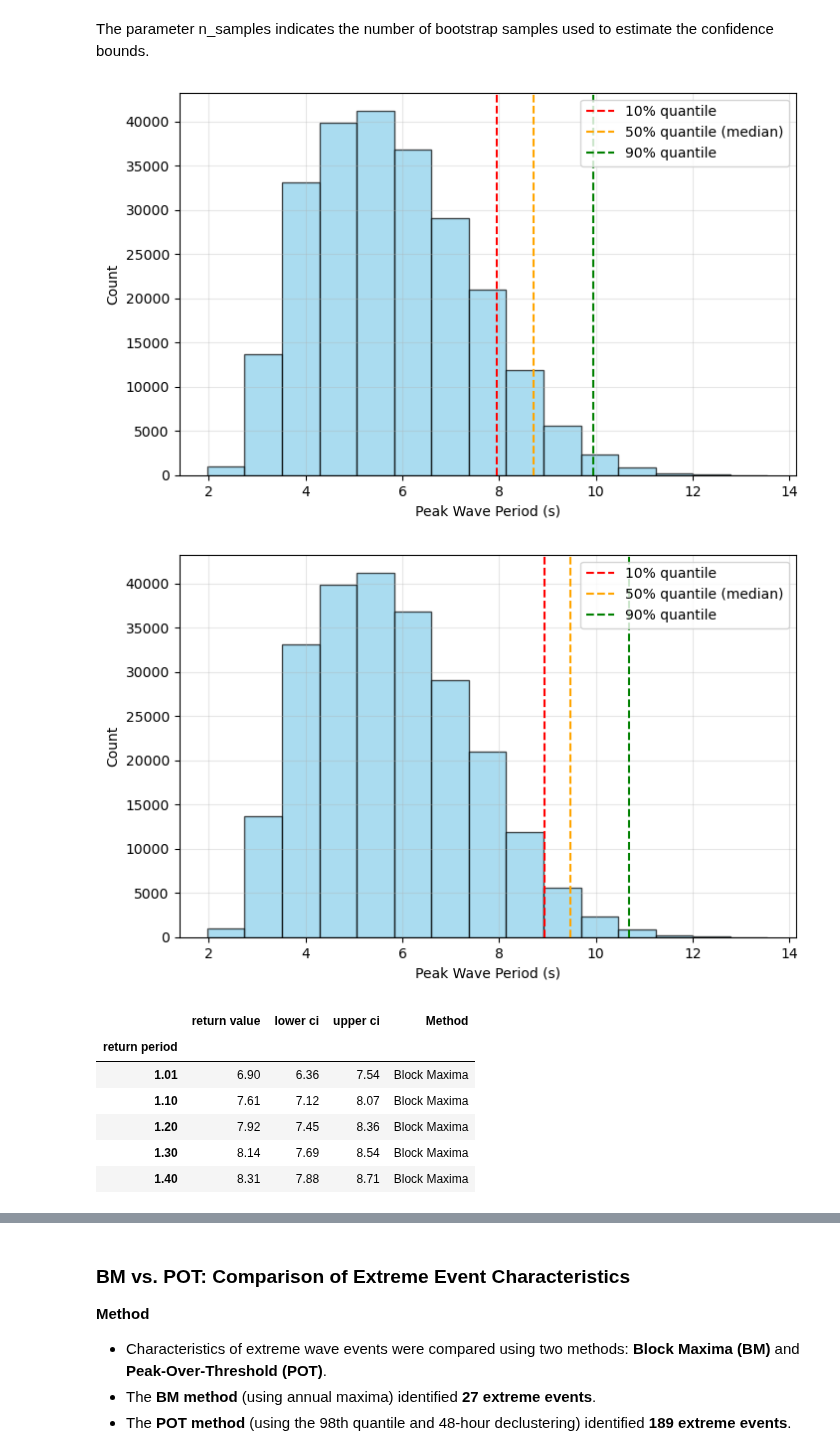
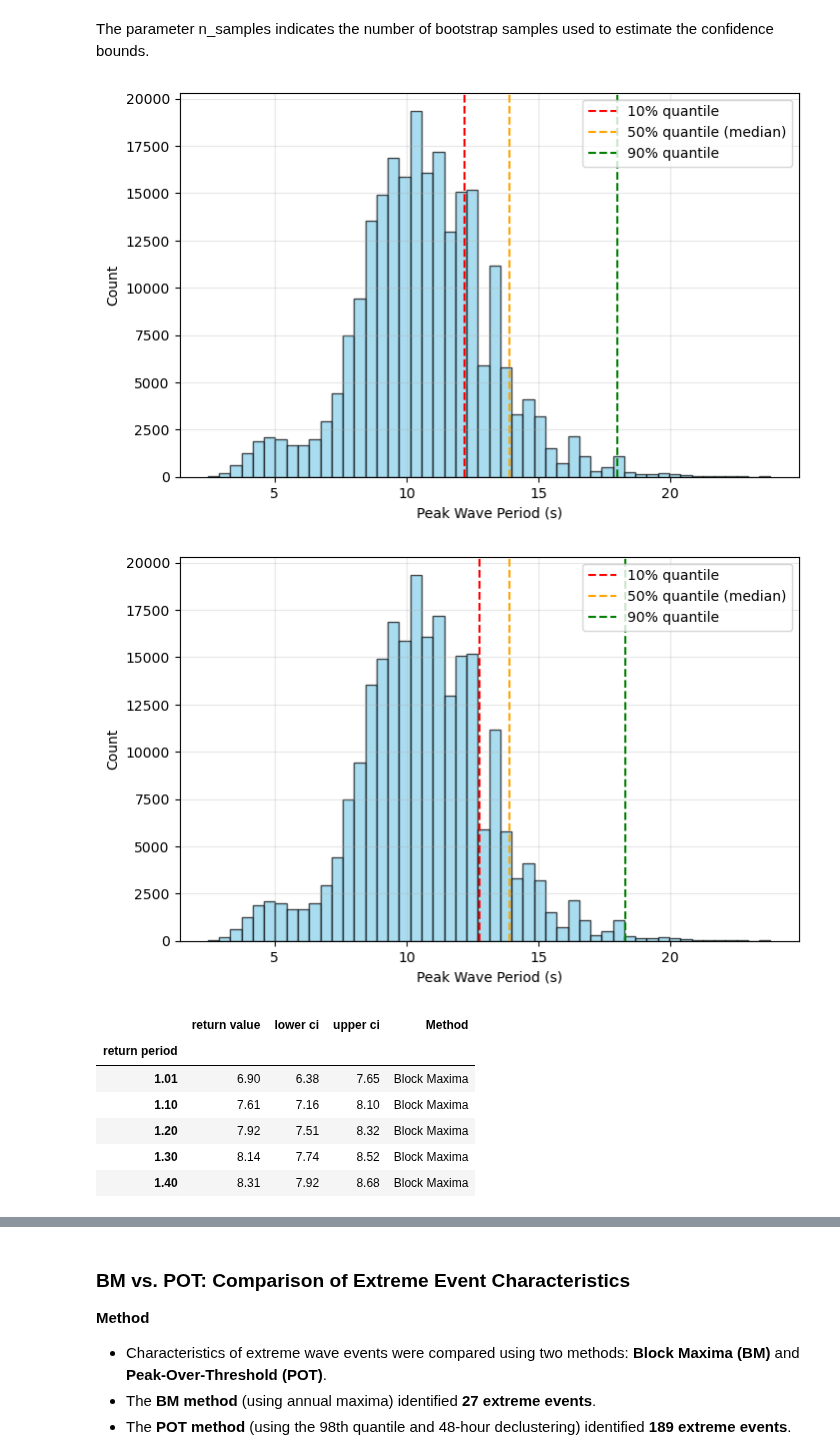
Before and after one commit to Lucaschikashy/sea-states_project_bretagne, a Jupyter notebook: index_project_EVA_1.ipynb, the cells around one changed output, grey strips where cells are left out. Cells and saved outputs as stored; diff of their text form; code cells hidden in the pictures.

```diff
--- a/index_project_EVA_1.ipynb
+++ b/index_project_EVA_1.ipynb
@@ -134,7 +134,7 @@ data = client.get_dataframe_from_criteria(
     "node": 117231,
     "start": 0,
     "end": 99999903600,
-    "parameter": ["hs","t02","dir","uwnd","vwnd","ucur","vcur","dpt"]
+    "parameter": ["hs","t02","dir","uwnd","vwnd","ucur","vcur","dpt", "tp"]
 }
 """
 )
@@ -2069,8 +2069,8 @@ The parameter n_samples indicates the number of bootstrap samples used to estima
 indices_bm = model_bm.extremes.index
 indices_pot = model_pot.extremes.index
 
-periods_bm = data.loc[indices_bm, ['Tm02']]
-periods_pot = data.loc[indices_pot, ['Tm02']]
+periods_bm = data.loc[indices_bm, ['tp']]
+periods_pot = data.loc[indices_pot, ['tp']]
 
 dir_bm = data.loc[indices_bm, ['dir']]
 dir_pot = data.loc[indices_pot, ['dir']]
@@ -2086,21 +2086,21 @@ q50_periods_bm = periods_bm.quantile(0.50)
 q90_periods_bm = periods_bm.quantile(0.90)
 # %%
 plt.figure(figsize=(8,5))
-plt.hist(data.Tm02, bins=15, color='skyblue', edgecolor='k', alpha=0.7)
+plt.hist(data.tp, bins=50, color='skyblue', edgecolor='k', alpha=0.7)
 plt.axvline(q10_periods_pot.values, color='red', linestyle='--', label='10% quantile')
 plt.axvline(q50_periods_pot.values, color='orange', linestyle='--', label='50% quantile (median)')
 plt.axvline(q90_periods_pot.values, color='green', linestyle='--', label='90% quantile')
 plt.xlabel('Peak Wave Period (s)')
 plt.ylabel('Count')
 plt.legend()
 plt.grid(True, alpha=0.3)
 plt.savefig('graphs/extreme_period_quantiles_pot.png', dpi=200, bbox_inches='tight')
 plt.show()
 # %% [output]
-[figure, old version]
+[figure, new version]
 # %%
 plt.figure(figsize=(8,5))
-plt.hist(data.Tm02, bins=15, color='skyblue', edgecolor='k', alpha=0.7)
+plt.hist(data.tp, bins=50, color='skyblue', edgecolor='k', alpha=0.7)
 plt.axvline(q10_periods_bm.values, color='red', linestyle='--', label='10% quantile')
 plt.axvline(q50_periods_bm.values, color='orange', linestyle='--', label='50% quantile (median)')
 plt.axvline(q90_periods_bm.values, color='green', linestyle='--', label='90% quantile')
@@ -2111,7 +2111,7 @@ plt.grid(True, alpha=0.3)
 plt.savefig('graphs/extreme_period_quantiles_bm.png', dpi=200, bbox_inches='tight')
 plt.show()
 # %% [output]
-[figure, old version]
+[figure, new version]
 # %%
 # Merge the two summary dataframes
 summary_bm['Method'] = 'Block Maxima'
@@ -2126,11 +2126,11 @@ comparison_df.head()
 # %% [output]
 |  | return value | lower ci | upper ci | Method |
 | return period |  |  |  |  |
-| 1.01 | 6.90 | 6.36 | 7.54 | Block Maxima |
-| 1.10 | 7.61 | 7.12 | 8.07 | Block Maxima |
-| 1.20 | 7.92 | 7.45 | 8.36 | Block Maxima |
-| 1.30 | 8.14 | 7.69 | 8.54 | Block Maxima |
-| 1.40 | 8.31 | 7.88 | 8.71 | Block Maxima |
+| 1.01 | 6.90 | 6.38 | 7.65 | Block Maxima |
+| 1.10 | 7.61 | 7.16 | 8.10 | Block Maxima |
+| 1.20 | 7.92 | 7.51 | 8.32 | Block Maxima |
+| 1.30 | 8.14 | 7.74 | 8.52 | Block Maxima |
+| 1.40 | 8.31 | 7.92 | 8.68 | Block Maxima |
 # %%
 delta_return_value = summary_bm["return value"] - summary_pot["return value"]
 delta_lower_ci = summary_bm["lower ci"] - summary_pot["lower ci"]
```
Also changed, not shown: parts of 15 cells of this notebook, 6 other files.
